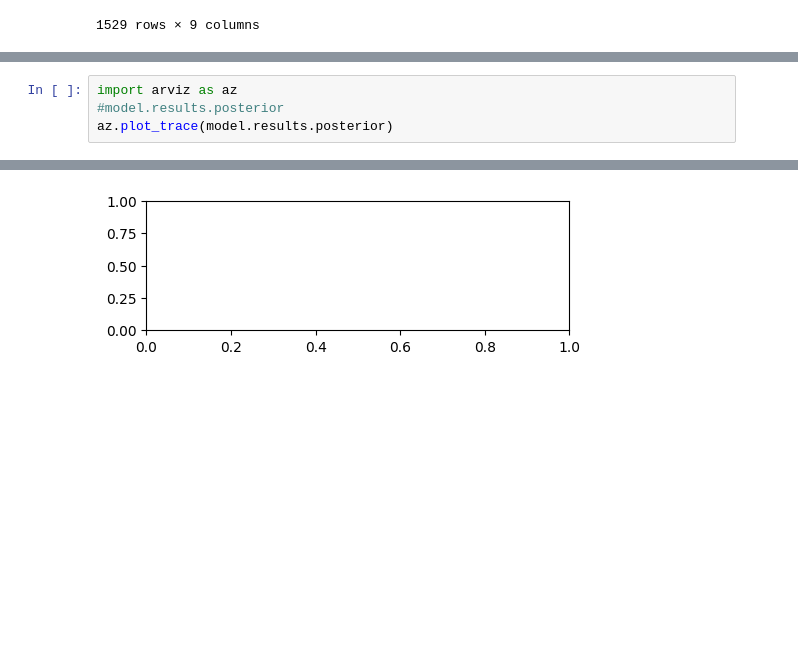
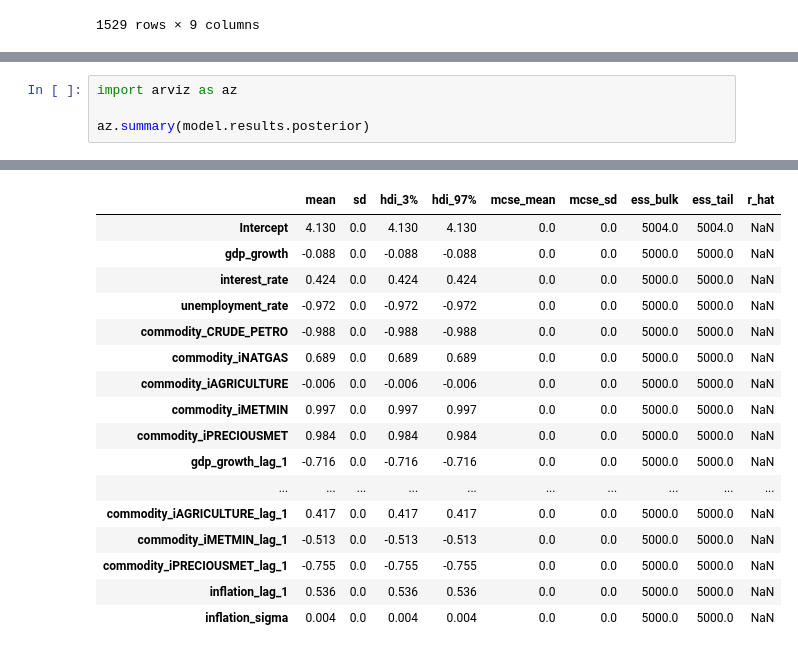
Before and after one commit to mvanaltvorst/seminar, a Jupyter notebook: notebooks/models/random_effects_model.ipynb, the cells around one changed output, grey strips where cells are left out. Saved outputs shown, nothing was run; the diff lists cells and outputs as text; blank space fills up the shorter version.

```diff
--- a/notebooks/models/random_effects_model.ipynb
+++ b/notebooks/models/random_effects_model.ipynb
@@ -86,5 +98,5 @@ Transformation time = 0:00:00.285020
 # %%
 import arviz as az
-#model.results.posterior
-az.plot_trace(model.results.posterior)
+
+az.summary(model.results.posterior)
 # %% [output]
@@ -92 +104,17 @@ OverflowError: cannot convert float infinity to integer
-[figure, removed]
+|  | mean | sd | hdi_3% | hdi_97% | mcse_mean | mcse_sd | ess_bulk | ess_tail | r_hat |
+| Intercept | 4.130 | 0.0 | 4.130 | 4.130 | 0.0 | 0.0 | 5004.0 | 5004.0 | NaN |
+| gdp_growth | -0.088 | 0.0 | -0.088 | -0.088 | 0.0 | 0.0 | 5000.0 | 5000.0 | NaN |
+| interest_rate | 0.424 | 0.0 | 0.424 | 0.424 | 0.0 | 0.0 | 5000.0 | 5000.0 | NaN |
+| unemployment_rate | -0.972 | 0.0 | -0.972 | -0.972 | 0.0 | 0.0 | 5000.0 | 5000.0 | NaN |
+| commodity_CRUDE_PETRO | -0.988 | 0.0 | -0.988 | -0.988 | 0.0 | 0.0 | 5000.0 | 5000.0 | NaN |
+| commodity_iNATGAS | 0.689 | 0.0 | 0.689 | 0.689 | 0.0 | 0.0 | 5000.0 | 5000.0 | NaN |
+| commodity_iAGRICULTURE | -0.006 | 0.0 | -0.006 | -0.006 | 0.0 | 0.0 | 5000.0 | 5000.0 | NaN |
+| commodity_iMETMIN | 0.997 | 0.0 | 0.997 | 0.997 | 0.0 | 0.0 | 5000.0 | 5000.0 | NaN |
+| commodity_iPRECIOUSMET | 0.984 | 0.0 | 0.984 | 0.984 | 0.0 | 0.0 | 5000.0 | 5000.0 | NaN |
+| gdp_growth_lag_1 | -0.716 | 0.0 | -0.716 | -0.716 | 0.0 | 0.0 | 5000.0 | 5000.0 | NaN |
+| ... | ... | ... | ... | ... | ... | ... | ... | ... | ... |
+| commodity_iAGRICULTURE_lag_1 | 0.417 | 0.0 | 0.417 | 0.417 | 0.0 | 0.0 | 5000.0 | 5000.0 | NaN |
+| commodity_iMETMIN_lag_1 | -0.513 | 0.0 | -0.513 | -0.513 | 0.0 | 0.0 | 5000.0 | 5000.0 | NaN |
+| commodity_iPRECIOUSMET_lag_1 | -0.755 | 0.0 | -0.755 | -0.755 | 0.0 | 0.0 | 5000.0 | 5000.0 | NaN |
+| inflation_lag_1 | 0.536 | 0.0 | 0.536 | 0.536 | 0.0 | 0.0 | 5000.0 | 5000.0 | NaN |
+| inflation_sigma | 0.004 | 0.0 | 0.004 | 0.004 | 0.0 | 0.0 | 5000.0 | 5000.0 | NaN |
```
Also changed, not shown: parts of 7 cells of this notebook, 1 other file.
